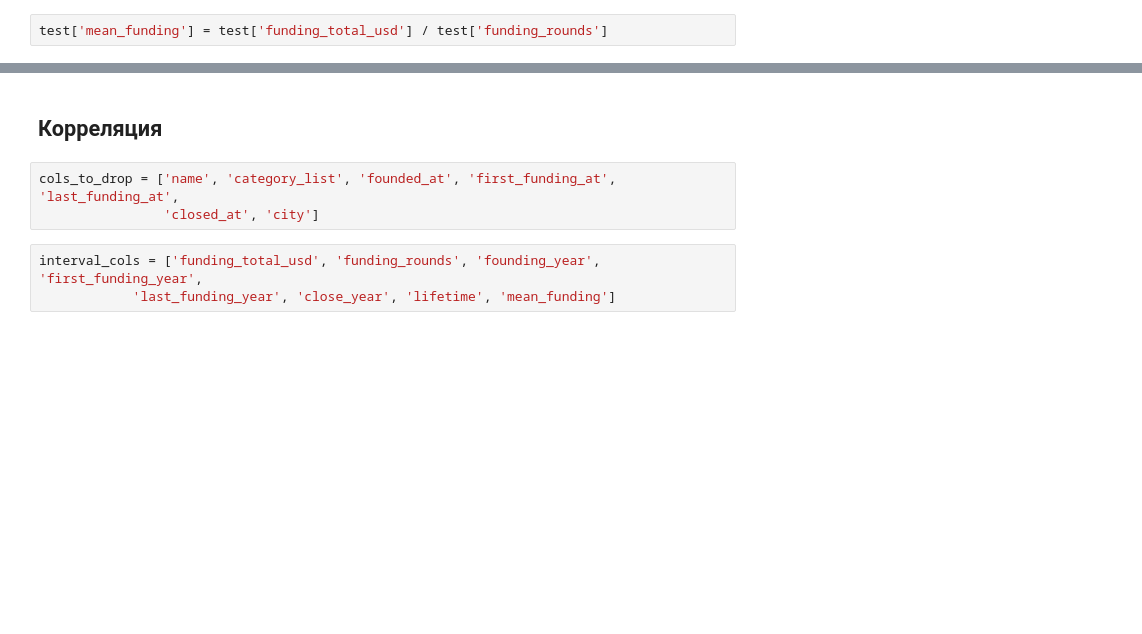
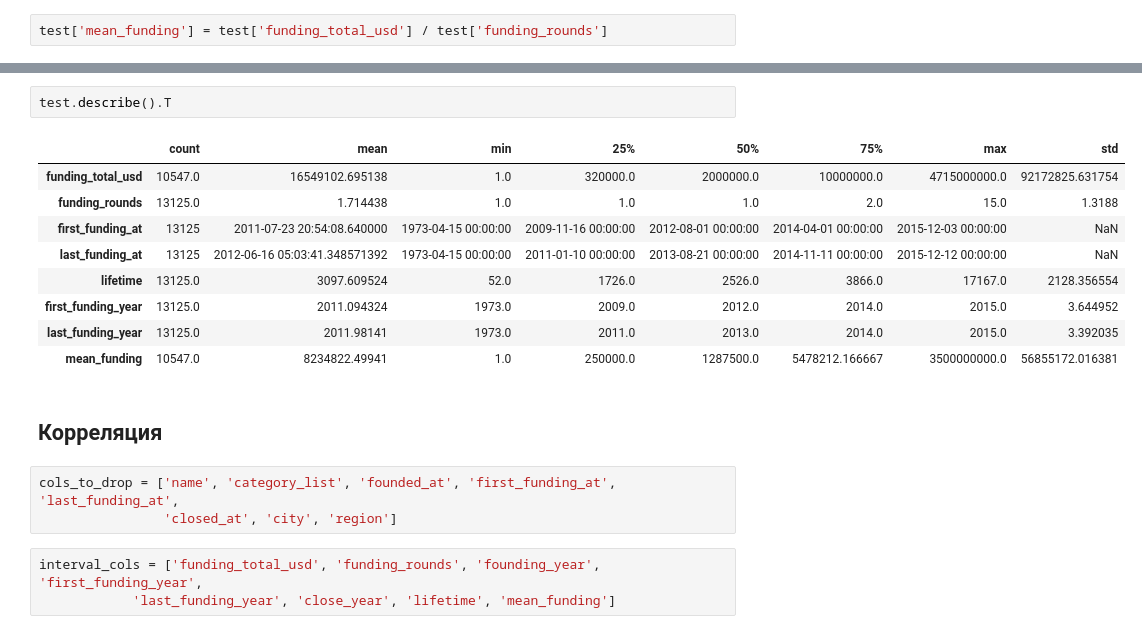
Before and after one commit to OlegatorGit/kaggle, a Jupyter notebook: kaggle_project.ipynb, the cells around one changed output, grey strips where cells are left out. Cells and saved outputs as stored; diff of their text form; blank space fills up the shorter version.

```diff
--- a/kaggle_project.ipynb
+++ b/kaggle_project.ipynb
@@ -430,8 +454,20 @@ test['mean_funding'] = test['funding_total_usd'] / test['funding_rounds']
+# %%
+test.describe().T
+# %% [output]
+|  | count | mean | min | 25% | 50% | 75% | max | std |
+| funding_total_usd | 10547.0 | 16549102.695138 | 1.0 | 320000.0 | 2000000.0 | 10000000.0 | 4715000000.0 | 92172825.631754 |
+| funding_rounds | 13125.0 | 1.714438 | 1.0 | 1.0 | 1.0 | 2.0 | 15.0 | 1.3188 |
+| first_funding_at | 13125 | 2011-07-23 20:54:08.640000 | 1973-04-15 00:00:00 | 2009-11-16 00:00:00 | 2012-08-01 00:00:00 | 2014-04-01 00:00:00 | 2015-12-03 00:00:00 | NaN |
+| last_funding_at | 13125 | 2012-06-16 05:03:41.348571392 | 1973-04-15 00:00:00 | 2011-01-10 00:00:00 | 2013-08-21 00:00:00 | 2014-11-11 00:00:00 | 2015-12-12 00:00:00 | NaN |
+| lifetime | 13125.0 | 3097.609524 | 52.0 | 1726.0 | 2526.0 | 3866.0 | 17167.0 | 2128.356554 |
+| first_funding_year | 13125.0 | 2011.094324 | 1973.0 | 2009.0 | 2012.0 | 2014.0 | 2015.0 | 3.644952 |
+| last_funding_year | 13125.0 | 2011.98141 | 1973.0 | 2011.0 | 2013.0 | 2014.0 | 2015.0 | 3.392035 |
+| mean_funding | 10547.0 | 8234822.49941 | 1.0 | 250000.0 | 1287500.0 | 5478212.166667 | 3500000000.0 | 56855172.016381 |
 # %% [markdown]
 ## Корреляция
 # %%
 cols_to_drop = ['name', 'category_list', 'founded_at', 'first_funding_at', 'last_funding_at',
-                'closed_at', 'city']
+                'closed_at', 'city', 'region']
 # %%
 interval_cols = ['funding_total_usd', 'funding_rounds', 'founding_year', 'first_funding_year',
             'last_funding_year', 'close_year', 'lifetime', 'mean_funding']
```
Also changed, not shown: parts of 14 cells of this notebook.
